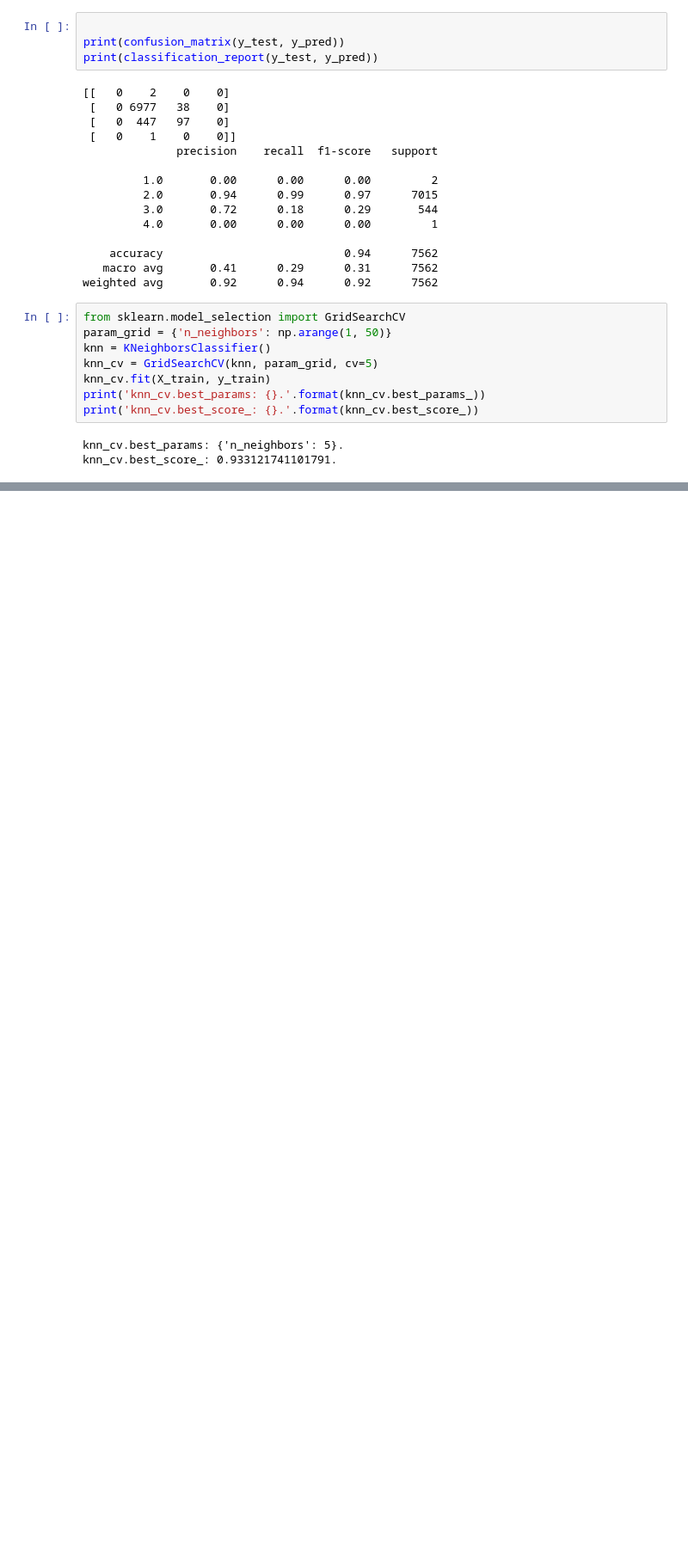
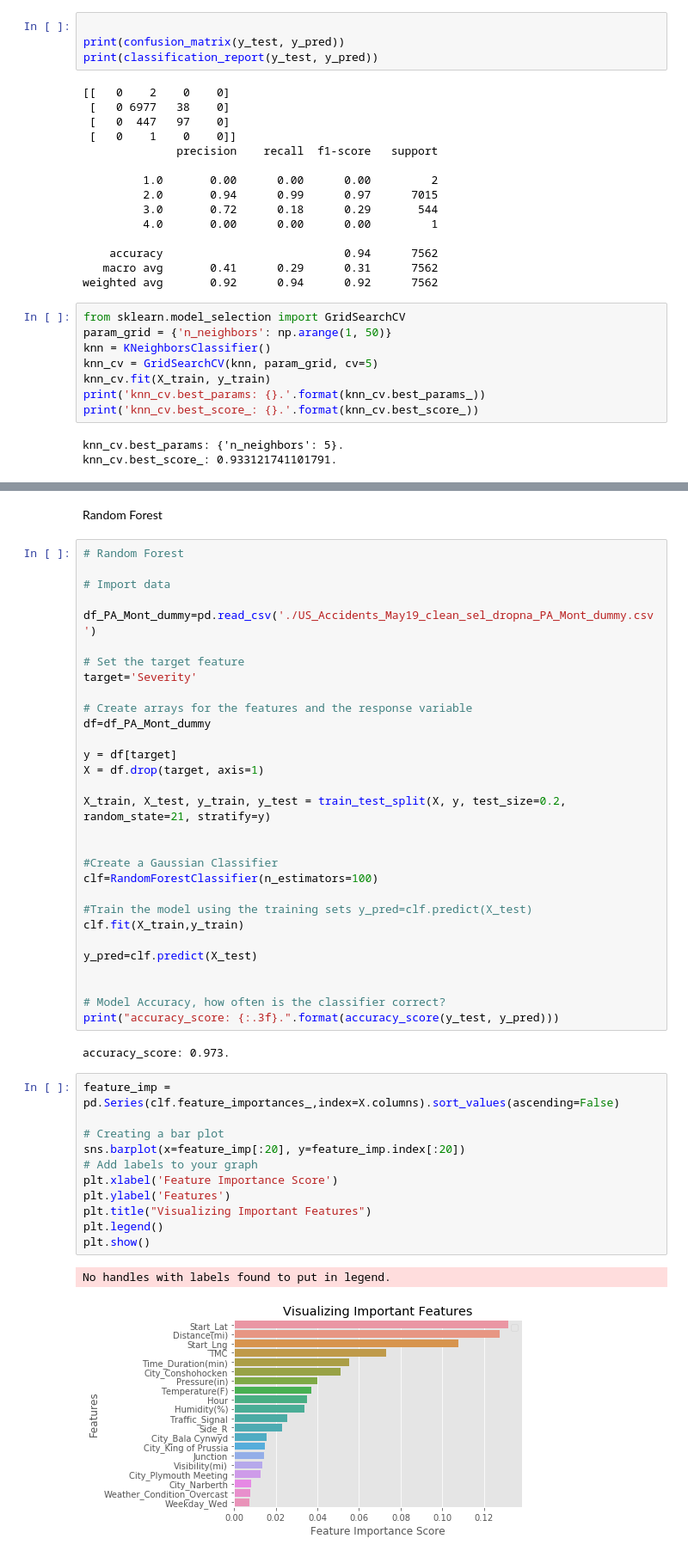
Before and after one commit to RonghuiZhou/us-accidents, a Jupyter notebook: Machine Learning for US Accidents_PA_Mont_RZhou.ipynb, the cells around one changed output, grey strips where cells are left out. Shown at 86% size. Cells and saved outputs as stored; diff of their text form; blank space fills up the shorter version.

Commit message:
update ML
KNN, Decision Tree, Random Forest

```diff
--- a/Machine Learning for US Accidents_PA_Mont_RZhou.ipynb
+++ b/Machine Learning for US Accidents_PA_Mont_RZhou.ipynb
@@ -385,0 +455,48 @@ knn_cv.best_score_: 0.933121741101791.
+# %% [markdown]
+Random Forest
+# %%
+# Random Forest
+
+# Import data
+
+df_PA_Mont_dummy=pd.read_csv('./US_Accidents_May19_clean_sel_dropna_PA_Mont_dummy.csv')
+
+# Set the target feature
+target='Severity'
+
+# Create arrays for the features and the response variable
+df=df_PA_Mont_dummy
+
+y = df[target]
+X = df.drop(target, axis=1)
+
+X_train, X_test, y_train, y_test = train_test_split(X, y, test_size=0.2, random_state=21, stratify=y)
+
+
+#Create a Gaussian Classifier
+clf=RandomForestClassifier(n_estimators=100)
+
+#Train the model using the training sets y_pred=clf.predict(X_test)
+clf.fit(X_train,y_train)
+
+y_pred=clf.predict(X_test)
+
+
+# Model Accuracy, how often is the classifier correct?
+print("accuracy_score: {:.3f}.".format(accuracy_score(y_test, y_pred)))
+# %% [output]
+accuracy_score: 0.973.
+# %%
+feature_imp = pd.Series(clf.feature_importances_,index=X.columns).sort_values(ascending=False)
+
+# Creating a bar plot
+sns.barplot(x=feature_imp[:20], y=feature_imp.index[:20])
+# Add labels to your graph
+plt.xlabel('Feature Importance Score')
+plt.ylabel('Features')
+plt.title("Visualizing Important Features")
+plt.legend()
+plt.show()
+# %% [output]
+No handles with labels found to put in legend.
+[figure, added]
```
Also changed, not shown: parts of 16 cells of this notebook.
